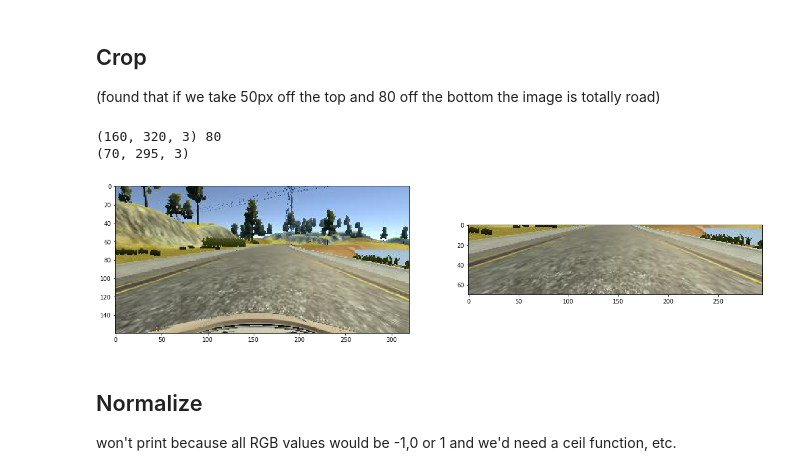
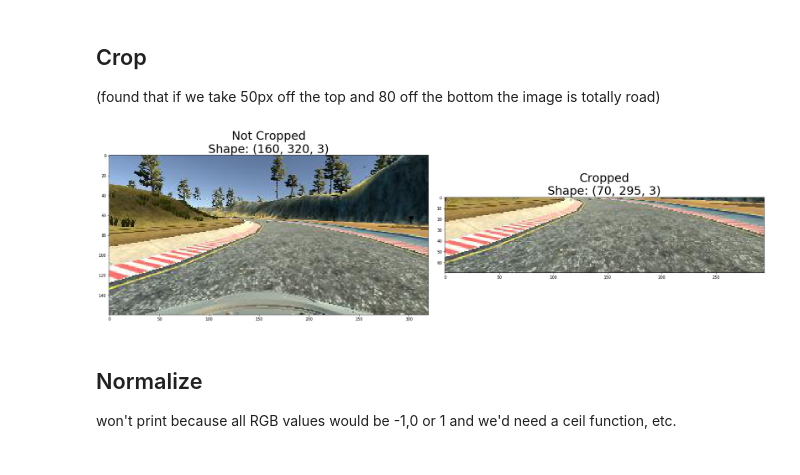
Before and after one commit to leclair-7/CarND-Behavioral-Cloning-P3, a Jupyter notebook: Preprocessing-Concepts.ipynb, the cells around one changed output. Cells and saved outputs as stored; diff of their text form; code cells hidden in the pictures.

```diff
--- a/Preprocessing-Concepts.ipynb
+++ b/Preprocessing-Concepts.ipynb
@@ -137,40 +146,22 @@ for i in range(3):
 ## Crop
 (found that if we take 50px off the top and 80 off the bottom the image is  totally road)
 # %%
-import cv2
-
 def cropImage(img):
 
     # top to cut off, bottom to cut off
     x,w = 25,img.shape[1]-25
 
     #left to cut off, right to cut off
     y,h = 65, (img.shape[0] - 90)
     crop_img = np.copy(img[y:y+h, x:x+w])
     return crop_img
 
-img = images[0]
-print(img.shape, img.shape[0] - 80)
-
+img = cv2.cvtColor(cv2.imread(images[0]) , cv2.COLOR_BGR2RGB)
 crop_img = cropImage(img)
 
-print(crop_img.shape)
-
-def printTwoImages(img, changed_img):
-    plt.figure(figsize=(20, 25))
-
-    for i,v in enumerate([img,changed_img]):
-        plt.subplot(1, 2, i+1)
-        plt.imshow(v)
-        '''
-        plt.subplot(1, 2, 2)
-        plt.imshow(changed_img)
-        '''
-printTwoImages(img, crop_img)
+display_two(img,crop_img,"Not Cropped\nShape: {}".format(str(img.shape)), "Cropped\nShape: {}".format(str(crop_img.shape)))
 # %% [output]
-(160, 320, 3) 80
-(70, 295, 3)
-[figure, old version]
+[figure, new version]
 # %% [markdown]
 ## Normalize
 won't print because all RGB values would be -1,0 or 1 and we'd need a ceil function, etc.
```
Also changed, not shown: parts of 8 cells of this notebook.
